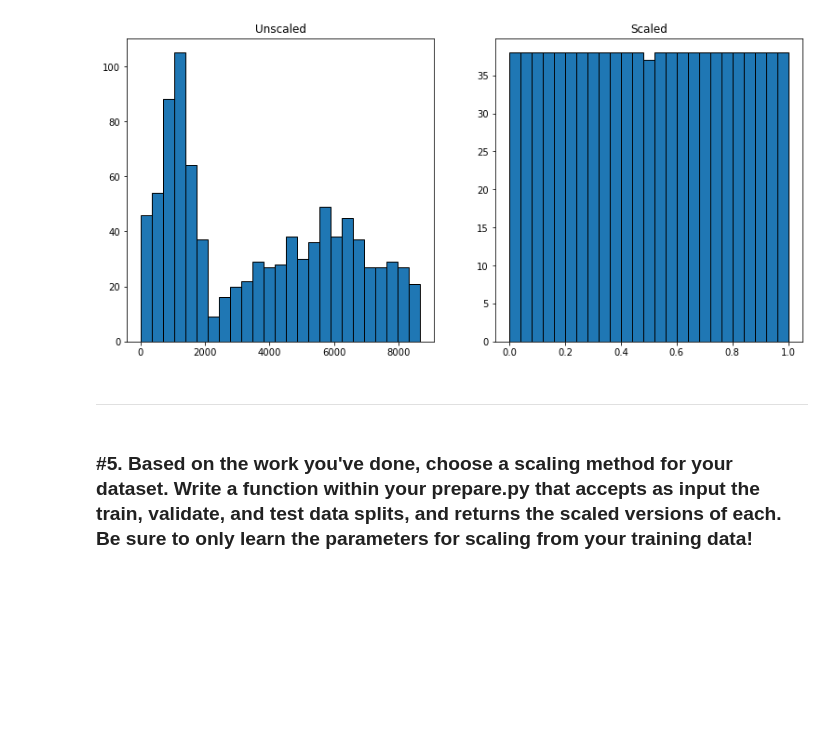
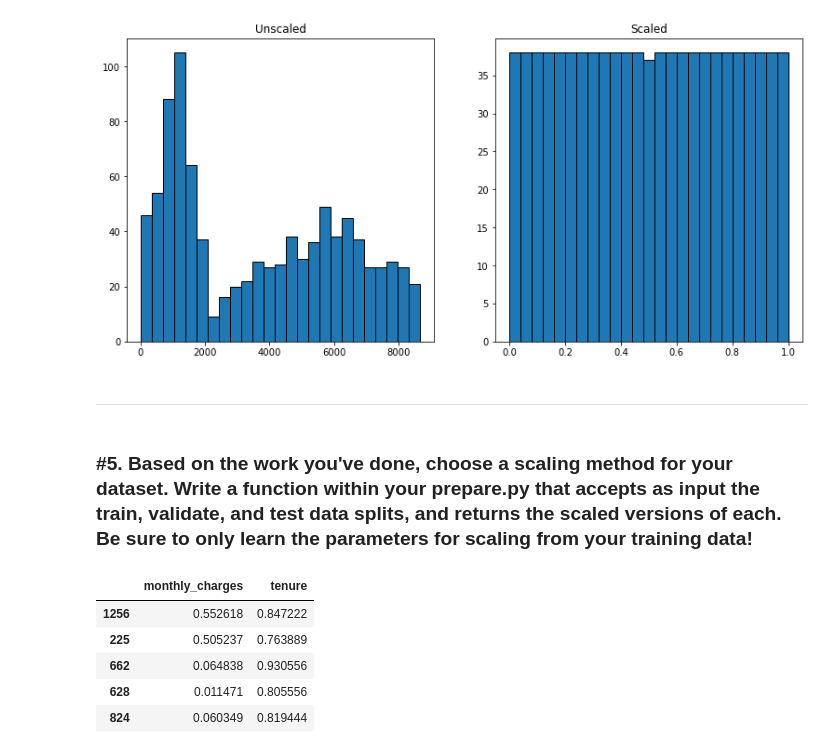
Before and after one commit to natasharivers/regression-exercises, a Jupyter notebook: Scaling.ipynb, the cells around one changed output. Cells and saved outputs as stored; diff of their text form; code cells hidden in the pictures; blank space fills up the shorter version.

```diff
--- a/Scaling.ipynb
+++ b/Scaling.ipynb
@@ -698,7 +698,32 @@ Text(0.5, 1.0, 'Scaled')
 <hr style="border:2px solid black"> </hr>
 # %% [markdown]
 ### #5. Based on the work you've done, choose a scaling method for your dataset. Write a function within your prepare.py that accepts as input the train, validate, and test data splits, and returns the scaled versions of each. Be sure to only learn the parameters for scaling from your training data!
-# %%
-train = train.set_index("customer_id")
-validate = validate.set_index("customer_id")
-test = test.set_index("customer_id")
+# %%
+def Min_Max_scaler(X_train, X_validate, X_test):
+    '''
+    Takes in three pandas DataFrames: X_train, X_validate, X_test
+    output: scaler object, sclaer versions of X_train, X_validate, and X_test
+
+    This function assumes the independent variables being fed into it as arguements
+    are all consisting of continuous features (numeric variables)
+    '''
+    scaler = MinMaxScaler().fit(X_train)
+    X_train_scaled = pd.DataFrame(scaler.transform(X_train), index=X_train.index, columns=X_train.columns)
+    X_validate_scaled = pd.DataFrame(scaler.transform(X_validate), index=X_validate.index, columns=X_validate.columns)
+    X_test_scaled = pd.DataFrame(scaler.transform(X_test), index=X_test.index, columns=X_test.columns)
+
+    return scaler, X_train_scaled, X_validate_scaled, X_test_scaled
+# %%
+X_train= train[['monthly_charges', 'tenure']]
+X_validate = validate[['monthly_charges', 'tenure']]
+X_test = test[['monthly_charges', 'tenure']]
+# %%
+scaler, X_train_scaled, X_validate_scaled, X_test_scaler= Min_Max_scaler(X_train, X_validate, X_test)
+X_train_scaled.head()
+# %% [output]
+|  | monthly_charges | tenure |
+| 1256 | 0.552618 | 0.847222 |
+| 225 | 0.505237 | 0.763889 |
+| 662 | 0.064838 | 0.930556 |
+| 628 | 0.011471 | 0.805556 |
+| 824 | 0.060349 | 0.819444 |
```
Also changed, not shown: parts of 6 cells of this notebook.
